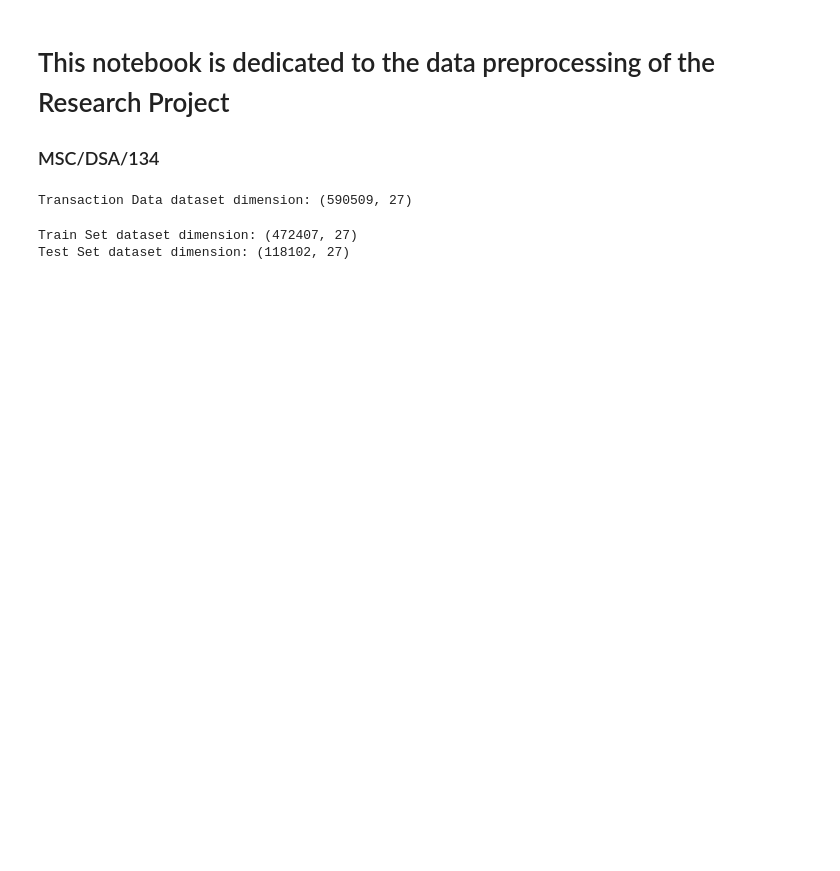
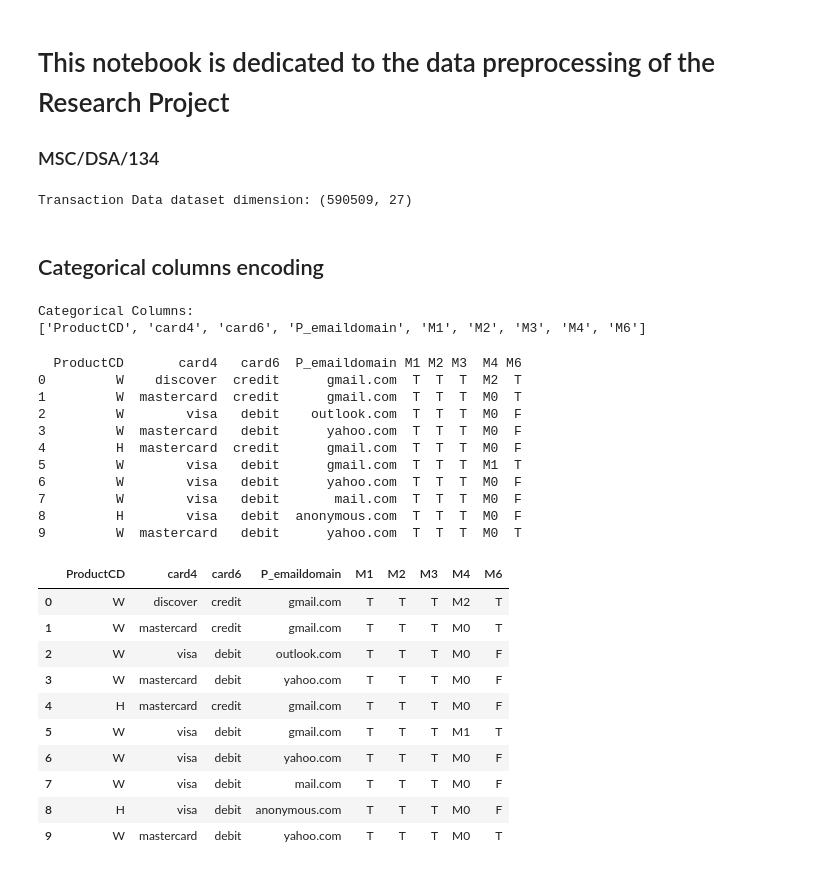
Before and after one commit to LakeeshaRCL/msc-ds-ai-research-implementations, a Jupyter notebook: preprocessor.ipynb, the cells around one changed output. Drawn from its saved outputs; the diff is of its cells as text; code cells hidden in the pictures; blank space fills up the shorter version.

```diff
--- a/preprocessor.ipynb
+++ b/preprocessor.ipynb
@@ -20,16 +26,37 @@ transaction_data_df = pd.read_csv(data_base_path + "processed/unified_transactio
 dataset_dimension("Transaction Data", transaction_data_df)
 # %% [output]
 Transaction Data dataset dimension: (590509, 27)
-# %%
-# split dataset into train and test sets
-train_df, test_df = train_test_split(transaction_data_df, test_size=0.2, random_state=42)
-# reset index
-train_df.reset_index(drop=True, inplace=True)
-test_df.reset_index(drop=True, inplace=True)
-
-# show dimensions of train and test sets
-dataset_dimension("Train Set", train_df)
-dataset_dimension("Test Set", test_df)
-# %% [output]
-Train Set dataset dimension: (472407, 27)
-Test Set dataset dimension: (118102, 27)
+# %% [markdown]
+## Categorical columns encoding
+# %%
+categorical_columns = get_categorical_columns(transaction_data_df)
+print ("Categorical Columns:")
+print (categorical_columns)
+# %% [output]
+Categorical Columns:
+['ProductCD', 'card4', 'card6', 'P_emaildomain', 'M1', 'M2', 'M3', 'M4', 'M6']
+# %%
+show_dataframe_head(transaction_data_df, columns=categorical_columns, n=10)
+# %% [output]
+  ProductCD       card4   card6  P_emaildomain M1 M2 M3  M4 M6
+0         W    discover  credit      gmail.com  T  T  T  M2  T
+1         W  mastercard  credit      gmail.com  T  T  T  M0  T
+2         W        visa   debit    outlook.com  T  T  T  M0  F
+3         W  mastercard   debit      yahoo.com  T  T  T  M0  F
+4         H  mastercard  credit      gmail.com  T  T  T  M0  F
+5         W        visa   debit      gmail.com  T  T  T  M1  T
+6         W        visa   debit      yahoo.com  T  T  T  M0  F
+7         W        visa   debit       mail.com  T  T  T  M0  F
+8         H        visa   debit  anonymous.com  T  T  T  M0  F
+9         W  mastercard   debit      yahoo.com  T  T  T  M0  T
+|  | ProductCD | card4 | card6 | P_emaildomain | M1 | M2 | M3 | M4 | M6 |
+| 0 | W | discover | credit | gmail.com | T | T | T | M2 | T |
+| 1 | W | mastercard | credit | gmail.com | T | T | T | M0 | T |
+| 2 | W | visa | debit | outlook.com | T | T | T | M0 | F |
+| 3 | W | mastercard | debit | yahoo.com | T | T | T | M0 | F |
+| 4 | H | mastercard | credit | gmail.com | T | T | T | M0 | F |
+| 5 | W | visa | debit | gmail.com | T | T | T | M1 | T |
+| 6 | W | visa | debit | yahoo.com | T | T | T | M0 | F |
+| 7 | W | visa | debit | mail.com | T | T | T | M0 | F |
+| 8 | H | visa | debit | anonymous.com | T | T | T | M0 | F |
+| 9 | W | mastercard | debit | yahoo.com | T | T | T | M0 | T |
```
Also changed, not shown: parts of 16 cells of this notebook, 3 other files.
